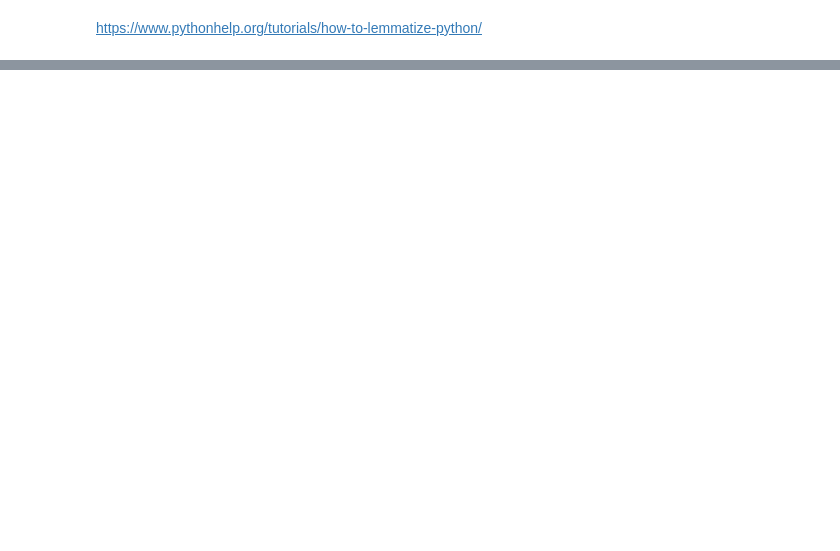
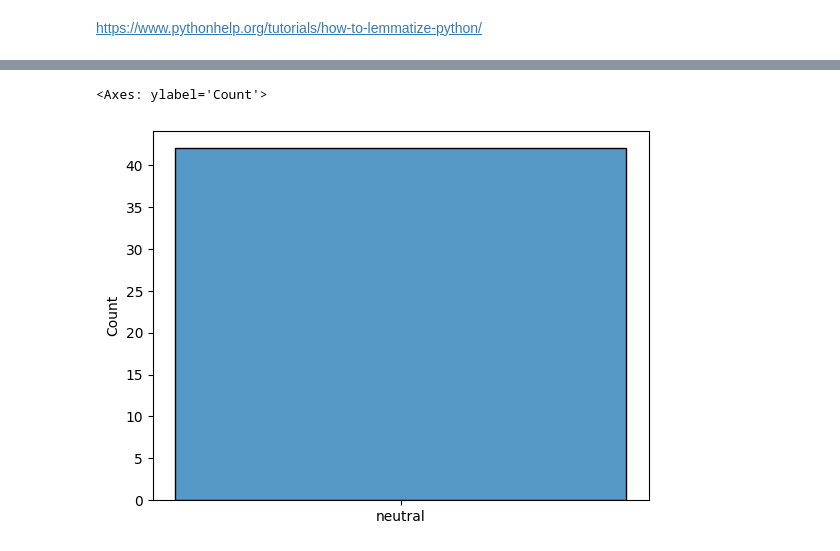
Before and after one commit to rzkybagaskara/sentiment-analysis-vat-12percent-indonesia, a Jupyter notebook: notebook.ipynb, the cells around one changed output, grey strips where cells are left out. Cells and saved outputs as stored; diff of their text form; code cells hidden in the pictures; blank space fills up the shorter version.

```diff
--- a/notebook.ipynb
+++ b/notebook.ipynb
@@ -543,0 +596,6 @@ Name: title_en, Length: 331, dtype: object
+# %%
+#logistic regression
+from sklearn.linear_model import LogisticRegression
+logreg = LogisticRegression(C=1.0, max_iter=1000)
+logreg = logreg.fit(X_tfidf, y_train)
+y_pred_logreg = logreg.predict(X_test_tfidf)
@@ -543,0 +684,5 @@ Name: title_en, Length: 331, dtype: object
+# %%
+sns.histplot(y_pred_logreg)
+# %% [output]
+<Axes: ylabel='Count'>
+[figure, added]
```
Also changed, not shown: parts of 36 cells of this notebook.
